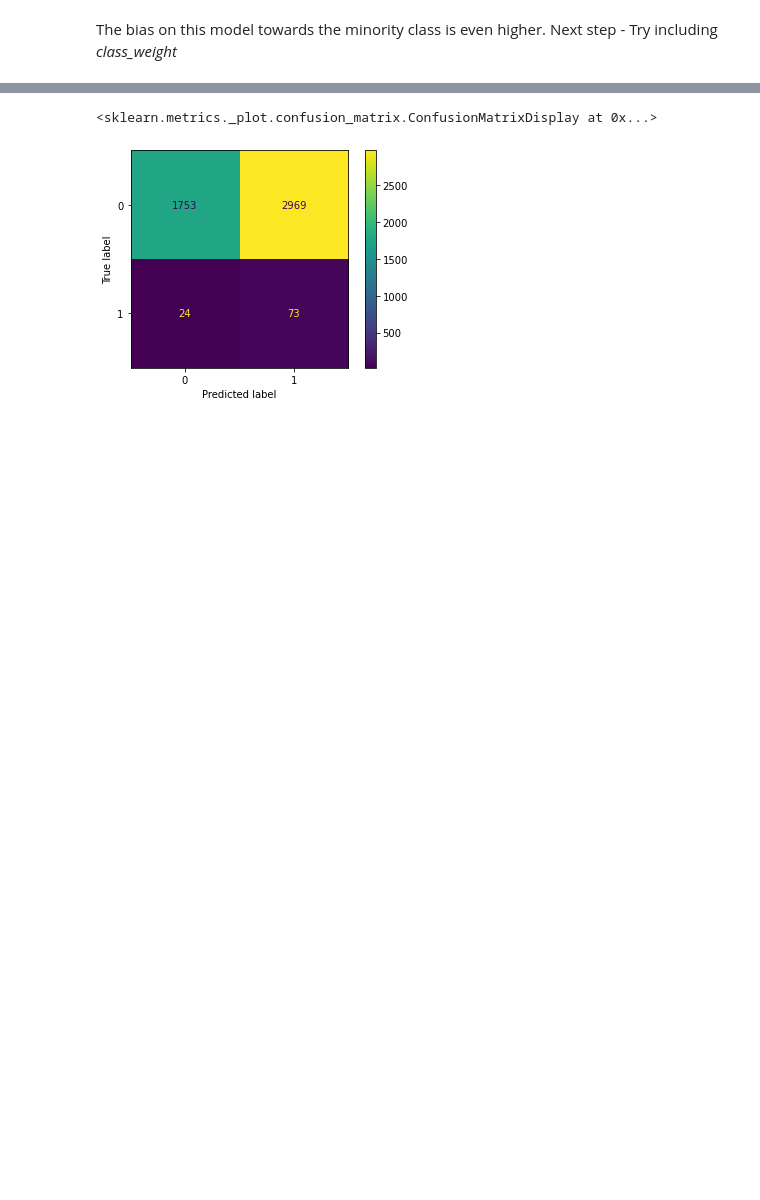
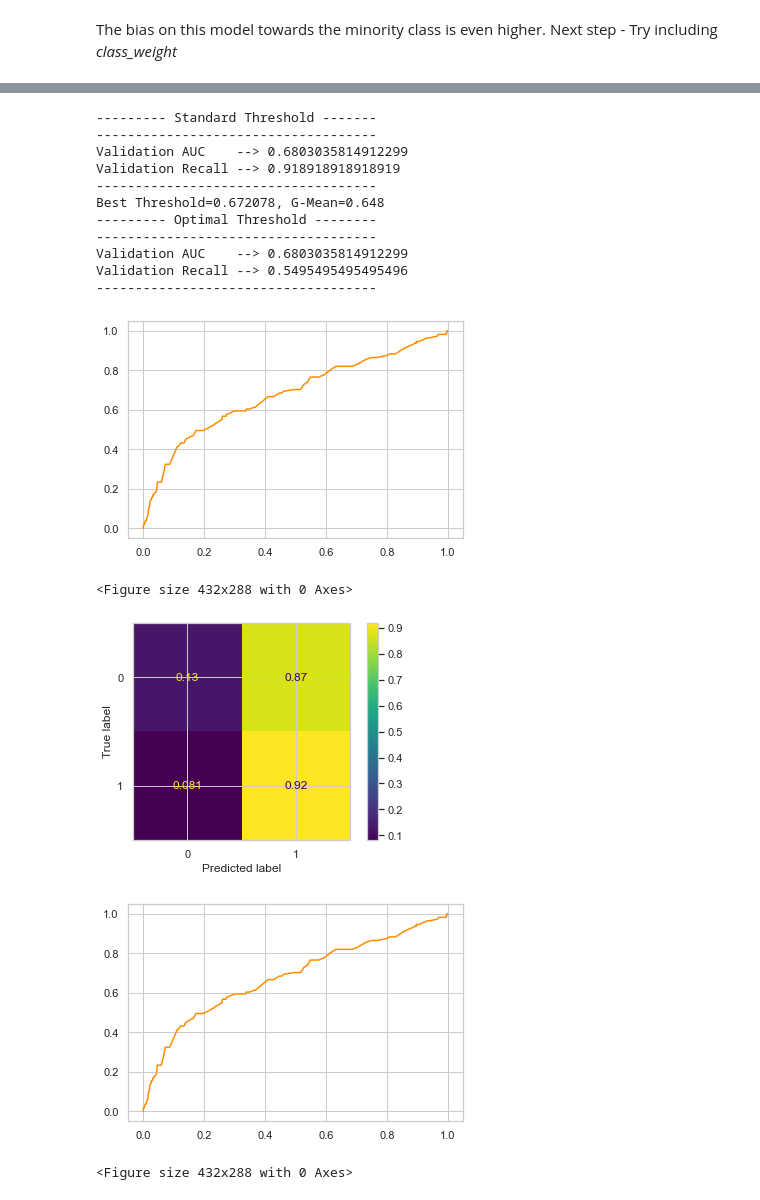
Before and after one commit to mcachosoblechero/MelanomaDetection, a Jupyter notebook: Explore/2. Model Development.ipynb, the cells around one changed output, grey strips where cells are left out. Cells and saved outputs as stored; diff of their text form; code cells hidden in the pictures; blank space fills up the shorter version.

```diff
--- a/Explore/2. Model Development.ipynb
+++ b/Explore/2. Model Development.ipynb
@@ -411,3 +437,0 @@ _________________________________________________________________
-# %%
-SimpleNN.compile(optimizer='sgd', loss='binary_crossentropy', metrics=['Recall'])
-SimpleNN.fit(ds_train, epochs=100, validation_data=ds_val, callbacks=EarlyStopping(monitor='val_recall', patience=5), class_weight = {0: 1., 1: 98.})
@@ -444,8 +438,3 @@ As a final step, I will look at the influence of the metric, using AUC instead o
-# %%
-SimpleNN = Sequential()
-SimpleNN.add(Dense(16, activation='relu', input_shape=[num_features]))
-SimpleNN.add(Dense(16, activation='relu'))
-SimpleNN.add(Dense(1, activation='sigmoid'))
 # %%
 SimpleNN.compile(optimizer='sgd', loss='binary_crossentropy', metrics=['AUC'])
 SimpleNN.fit(ds_train, epochs=100, validation_data=ds_val, callbacks=EarlyStopping(monitor='val_auc', patience=5), class_weight = {0: 1., 1: 80.})
@@ -465,10 +454,25 @@ Epoch 6/100
 <keras.callbacks.History at 0x...>
-# %%
-y_pred = np.round(SimpleNN.predict(ds_val))
-y_true = RetrieveLabelsFromDataset(ds_val)
-cm = confusion_matrix(y_pred=y_pred, y_true=y_true)
-disp = ConfusionMatrixDisplay(cm)
-disp.plot()
-# %% [output]
-<sklearn.metrics._plot.confusion_matrix.ConfusionMatrixDisplay at 0x...>
-[figure, removed]
+# %%
+pred, labels = eval_model.Obtain_Prediction_Labels(SimpleNN, ds_val)
+print("--------- Standard Threshold -------")
+eval_model.Evaluate_NN(pred, labels)
+thres = eval_model.OptimizeThreshold(pred, labels)
+print("--------- Optimal Threshold --------")
+eval_model.Evaluate_NN(pred, labels, threshold=thres)
+# %% [output]
+--------- Standard Threshold -------
+------------------------------------
+Validation AUC    --> 0.6803035814912299
+Validation Recall --> 0.918918918918919
+------------------------------------
+Best Threshold=0.672078, G-Mean=0.648
+--------- Optimal Threshold --------
+------------------------------------
+Validation AUC    --> 0.6803035814912299
+Validation Recall --> 0.5495495495495496
+------------------------------------
+[figure, added]
+<Figure size 432x288 with 0 Axes>
+[figure, added]
+[figure, added]
+<Figure size 432x288 with 0 Axes>
```
Also changed, not shown: parts of 73 cells of this notebook, 1 other file.
